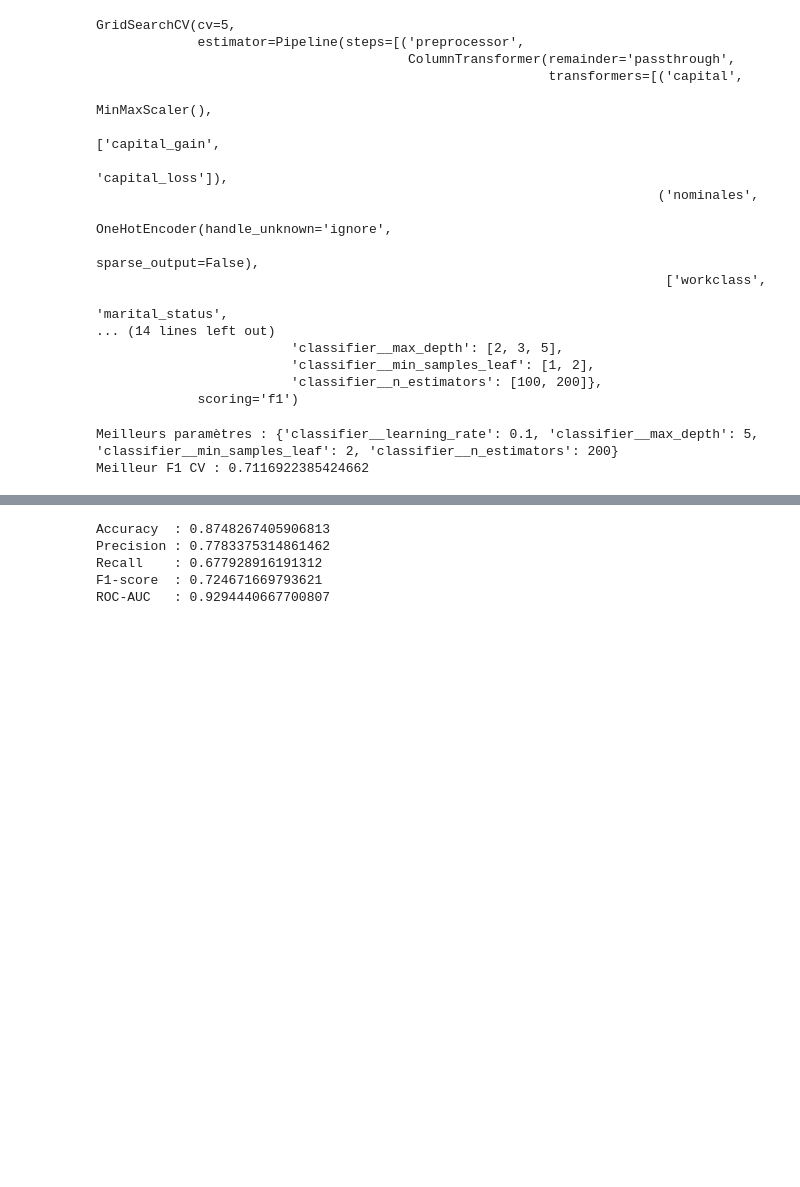
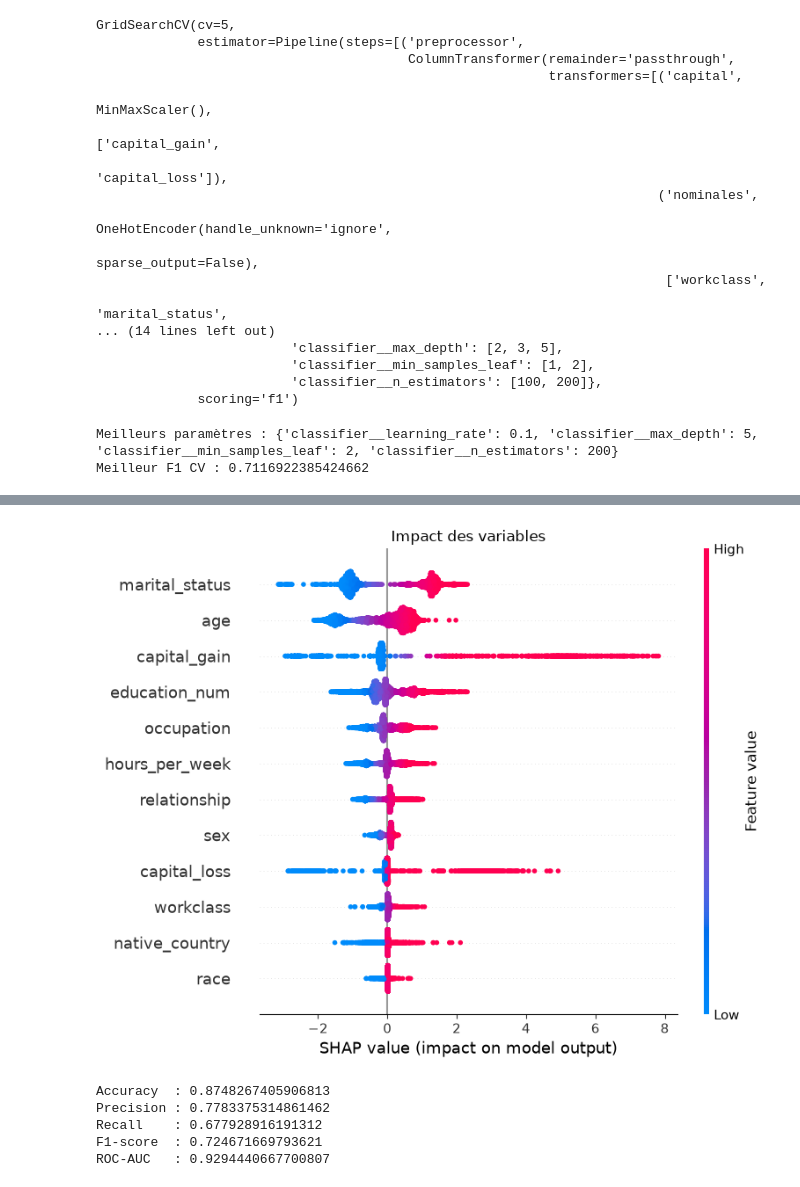
Before and after one commit to raphael-wqwq/census-income-prediction, a Jupyter notebook: ML.ipynb, the cells around one changed output, grey strips where cells are left out. Saved outputs shown, nothing was run; the diff lists cells and outputs as text; code cells hidden in the pictures; blank space fills up the shorter version.

```diff
--- a/ML.ipynb
+++ b/ML.ipynb
@@ -519,3 +598,51 @@ Meilleur F1 CV : 0.7116922385424662
+# %%
+import numpy as np
+import matplotlib.pyplot as plt
+import shap
+
+# 1. Récupérer le préprocesseur et le modèle de votre GridSearch
+prep = grid_gb.best_estimator_.named_steps["preprocessor"]
+model = grid_gb.best_estimator_.named_steps["classifier"]
+
+# 2. Transformer toutes les données de test (remplacez X_test par X si vous voulez tout le dataset)
+X_trans = prep.transform(X_test)
+if hasattr(X_trans, "toarray"):
+    X_trans = X_trans.toarray()
+
+# 3. Calculer les valeurs SHAP (une par individu et par colonne transformée)
+shap_values = shap.TreeExplainer(model).shap_values(X_trans)
+noms_colonnes = prep.get_feature_names_out()
+
+# 4. Regrouper les colonnes par variable d'origine
+resultats = {}
+
+for var in capital_features + numerical_features:
+    # variable numérique : une seule colonne
+    cols = [i for i, n in enumerate(noms_colonnes) if n.endswith("__" + var)]
+    resultats[var] = shap_values[:, cols].sum(axis=1)
+
+for var in nominales_features:
+    # variable nominale : on additionne toutes ses modalités
+    cols = [i for i, n in enumerate(noms_colonnes) if n.startswith("nominales__" + var + "_")]
+    resultats[var] = shap_values[:, cols].sum(axis=1)
+
+# 5. Mettre les résultats dans le format attendu par shap.plots
+noms_variables = list(resultats.keys())
+valeurs = np.column_stack([resultats[v] for v in noms_variables])
+
+explication = shap.Explanation(
+    values=valeurs,          # position des points sur l'axe horizontal
+    data=valeurs,            # ce qui sert à colorier : ici, l'effet lui-même
+    feature_names=noms_variables,
+)
+
+# 6. Dessiner le graphique avec shap
+shap.plots.beeswarm(explication, max_display=len(noms_variables), show=False)
+plt.title("Impact des variables")
+plt.tight_layout()
+plt.show()
+# %% [output]
+[figure, added]
 # %%
 y_pred_gb = grid_gb.best_estimator_.predict(X_test)
 y_prob_gb = grid_gb.best_estimator_.predict_proba(X_test)[:, 1]
```
Also changed, not shown: parts of 3 cells of this notebook, 4 other files.
